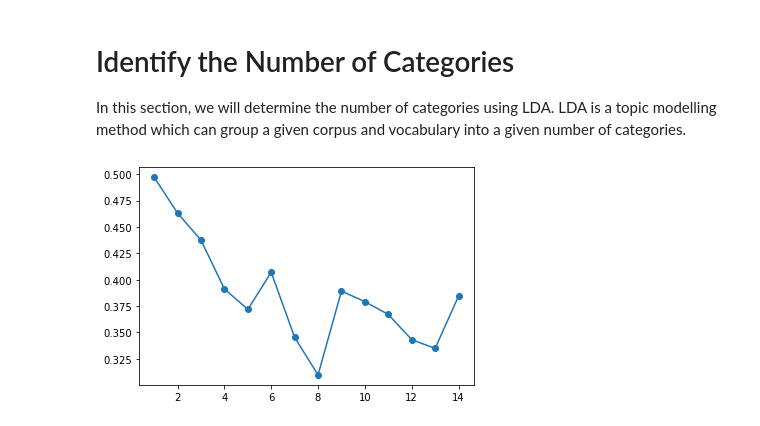
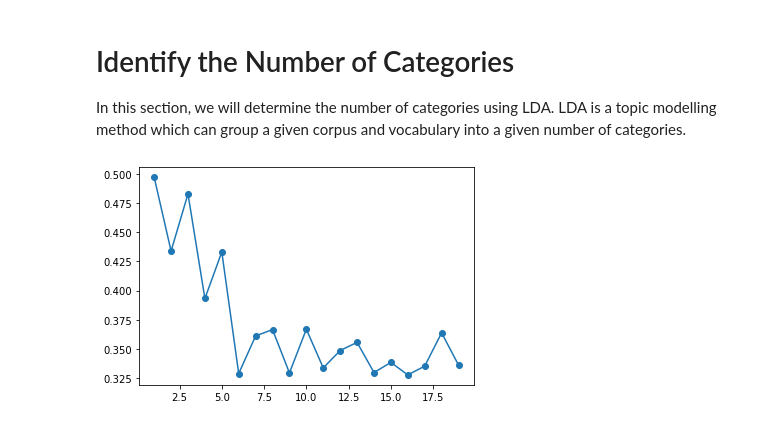
Before and after one commit to myJSheart/bank_transactions_clustering, a Jupyter notebook: notebooks/explore_data.ipynb, the cells around one changed output. Drawn from its saved outputs; the diff is of its cells as text; code cells hidden in the pictures.

```diff
--- a/notebooks/explore_data.ipynb
+++ b/notebooks/explore_data.ipynb
@@ -90,23 +89,23 @@ transaction_details = [preprocess_text(transaction_detail) for transaction_detai
 # %%
 # n-gram = 1
 X = []
 Y = []
 dictionary = Dictionary([transaction_detail.split() for transaction_detail in transaction_details])
 corpus = [dictionary.doc2bow(word_tokenize(transaction_detail)) for transaction_detail in transaction_details]
 
-for num_topics in range(1, 15):
+for num_topics in range(1, 20):
     lda = LdaModel(corpus, num_topics, dictionary, alpha=0.01, eta=0.9)
 
     cm = CoherenceModel(model=lda, texts=[word_tokenize(transaction_detail) for transaction_detail in transaction_details], coherence='c_v', topn=10, window_size=10)
     coherence = cm.get_coherence()
 
     X.append(num_topics)
     Y.append(coherence)
 
 plt.plot(X, Y, marker = 'o')
 plt.show()
 # %% [output]
-[figure, old version]
+[figure, new version]
 # %%
 for i in range(num_topics):
     print(i, [dictionary[id] for id, freq in lda.get_topic_terms(i)])
```
Also changed, not shown: parts of 9 cells of this notebook, 1 other file.
